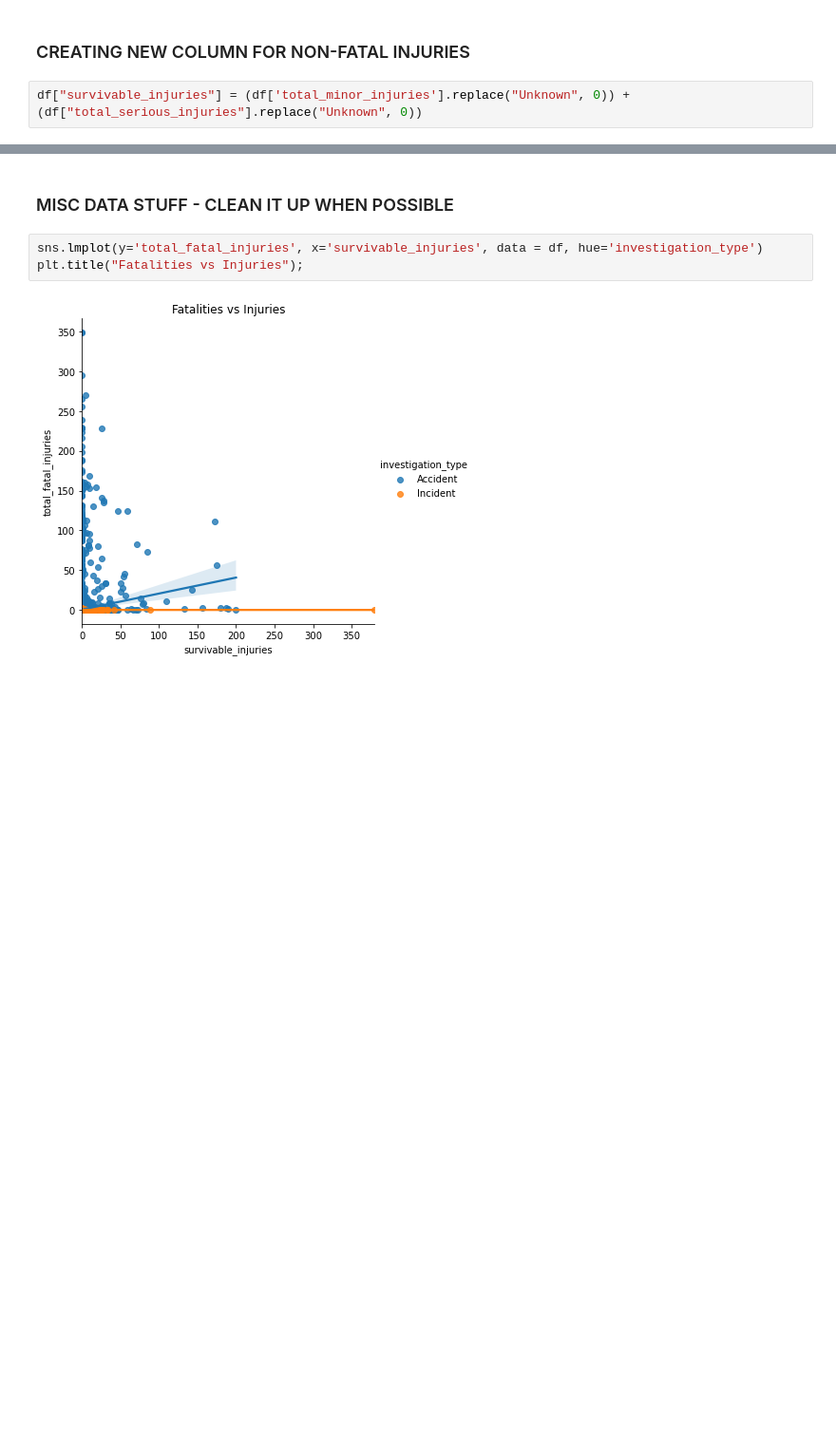
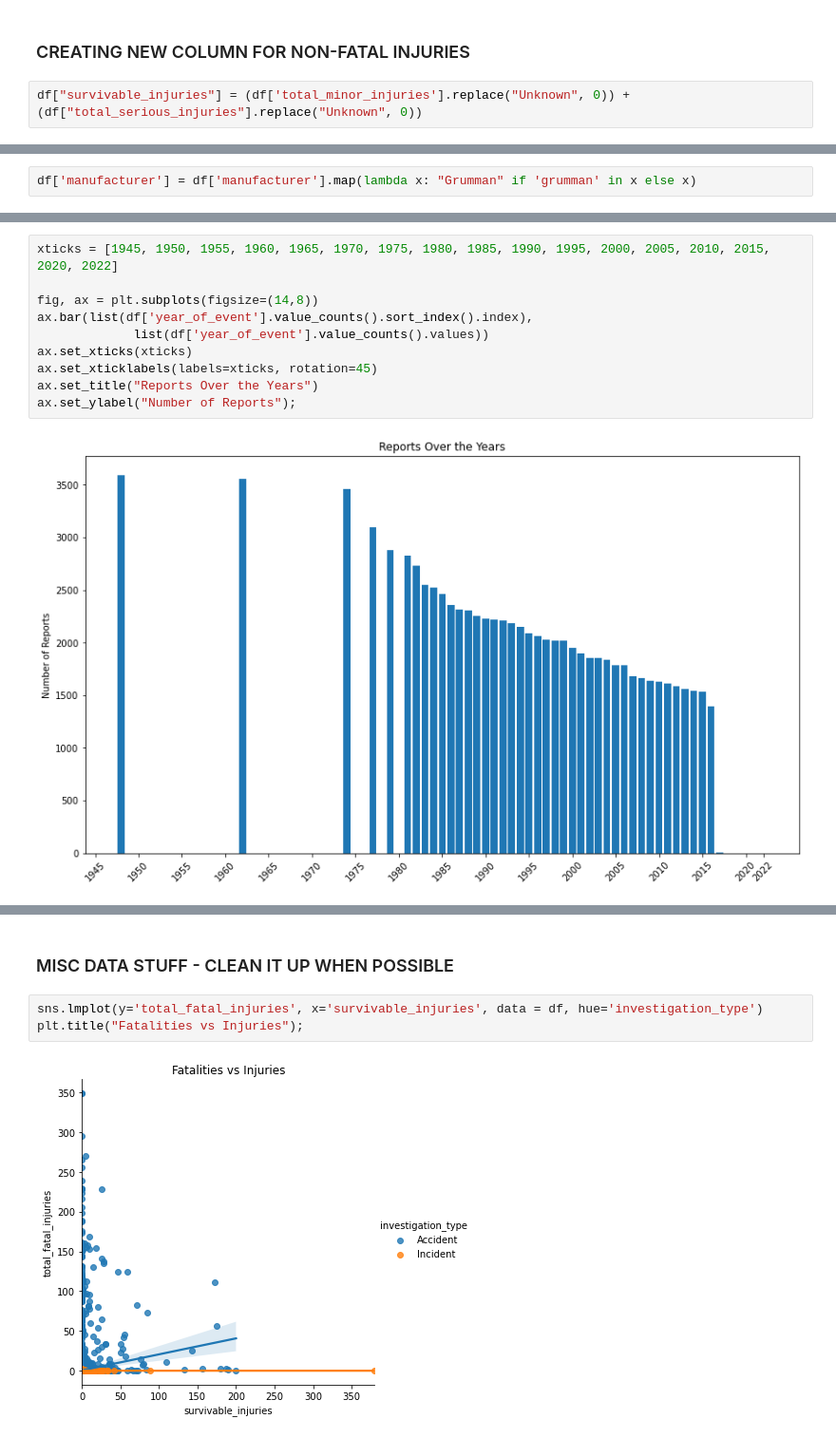
Before and after one commit to dvdhartsman/phase_1_project, a Jupyter notebook: davids_EDA.ipynb, the cells around one changed output, grey strips where cells are left out. Shown at 95% size. Cells and saved outputs as stored; diff of their text form; blank space fills up the shorter version.

Commit message:
Organize notebook, create general charts, clean top 10 manufacturers

```diff
--- a/davids_EDA.ipynb
+++ b/davids_EDA.ipynb
@@ -71,0 +345,2 @@ Name: survivable_injuries, Length: 74, dtype: int64
+# %%
+df['manufacturer'] = df['manufacturer'].map(lambda x: "Grumman" if 'grumman' in x else x)
@@ -71,0 +417,12 @@ Name: survivable_injuries, Length: 74, dtype: int64
+# %%
+xticks = [1945, 1950, 1955, 1960, 1965, 1970, 1975, 1980, 1985, 1990, 1995, 2000, 2005, 2010, 2015, 2020, 2022]
+
+fig, ax = plt.subplots(figsize=(14,8))
+ax.bar(list(df['year_of_event'].value_counts().sort_index().index),
+             list(df['year_of_event'].value_counts().values))
+ax.set_xticks(xticks)
+ax.set_xticklabels(labels=xticks, rotation=45)
+ax.set_title("Reports Over the Years")
+ax.set_ylabel("Number of Reports");
+# %% [output]
+[figure, added]
```
Also changed, not shown: parts of 95 cells of this notebook.
